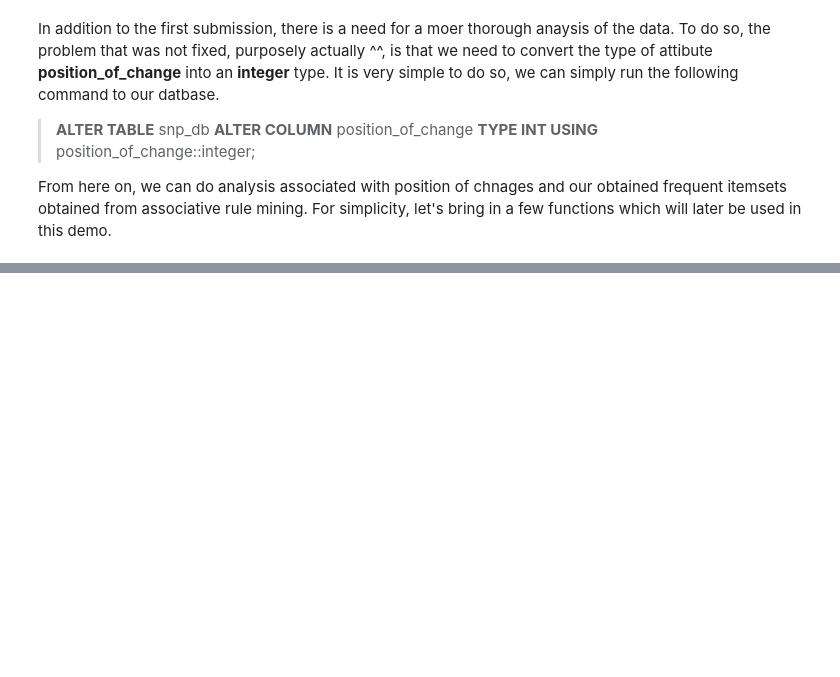
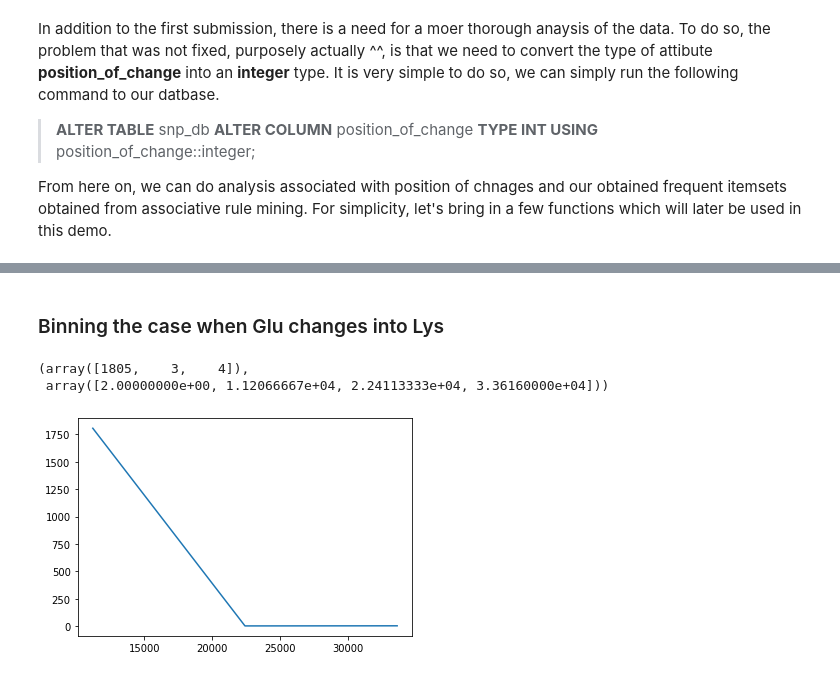
Before and after one commit to kriangsak1997/DatabaseClassProject, a Jupyter notebook: notebooks/Report.ipynb, the cells around one changed output, grey strips where cells are left out. Cells and saved outputs as stored; diff of their text form; code cells hidden in the pictures; blank space fills up the shorter version.

```diff
--- a/notebooks/Report.ipynb
+++ b/notebooks/Report.ipynb
@@ -206,0 +264,10 @@ we shall try to zoom in into each of an associative frequent item sets and see w
+# %% [markdown]
+### Binning the case when Glu  changes into Lys
+# %%
+count_3, bins_3 = np.histogram(select("select position_of_change from snp_db where initialaa='Glu' and finalaa = 'Lys'"),3)
+plt3 =plt.plot(bins_3.flatten().tolist()[1:],count_3.flatten().tolist())
+count_3,bins_3
+# %% [output]
+(array([1805,    3,    4]),
+ array([2.00000000e+00, 1.12066667e+04, 2.24113333e+04, 3.36160000e+04]))
+[figure, added]
```
Also changed, not shown: parts of 25 cells of this notebook, 3 other files.
